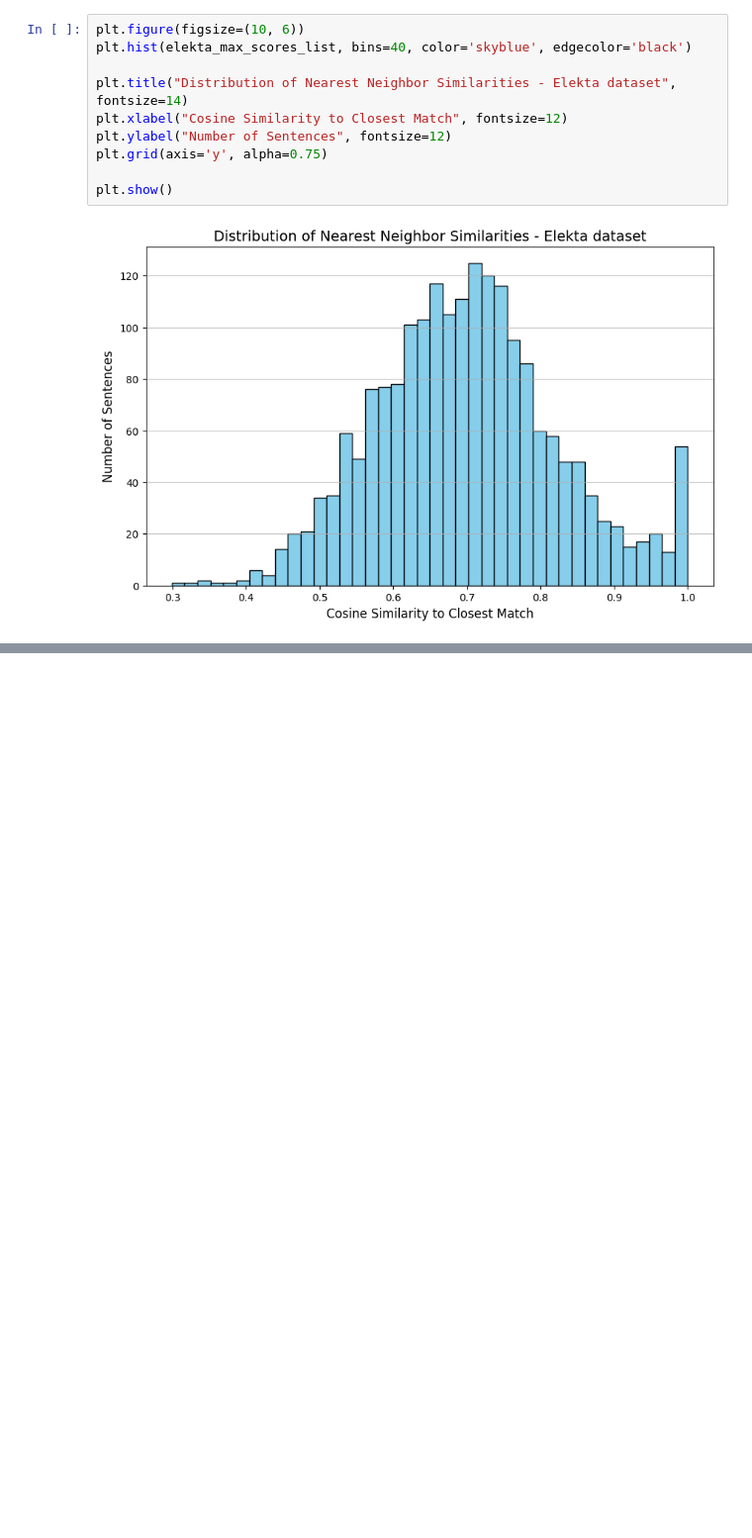
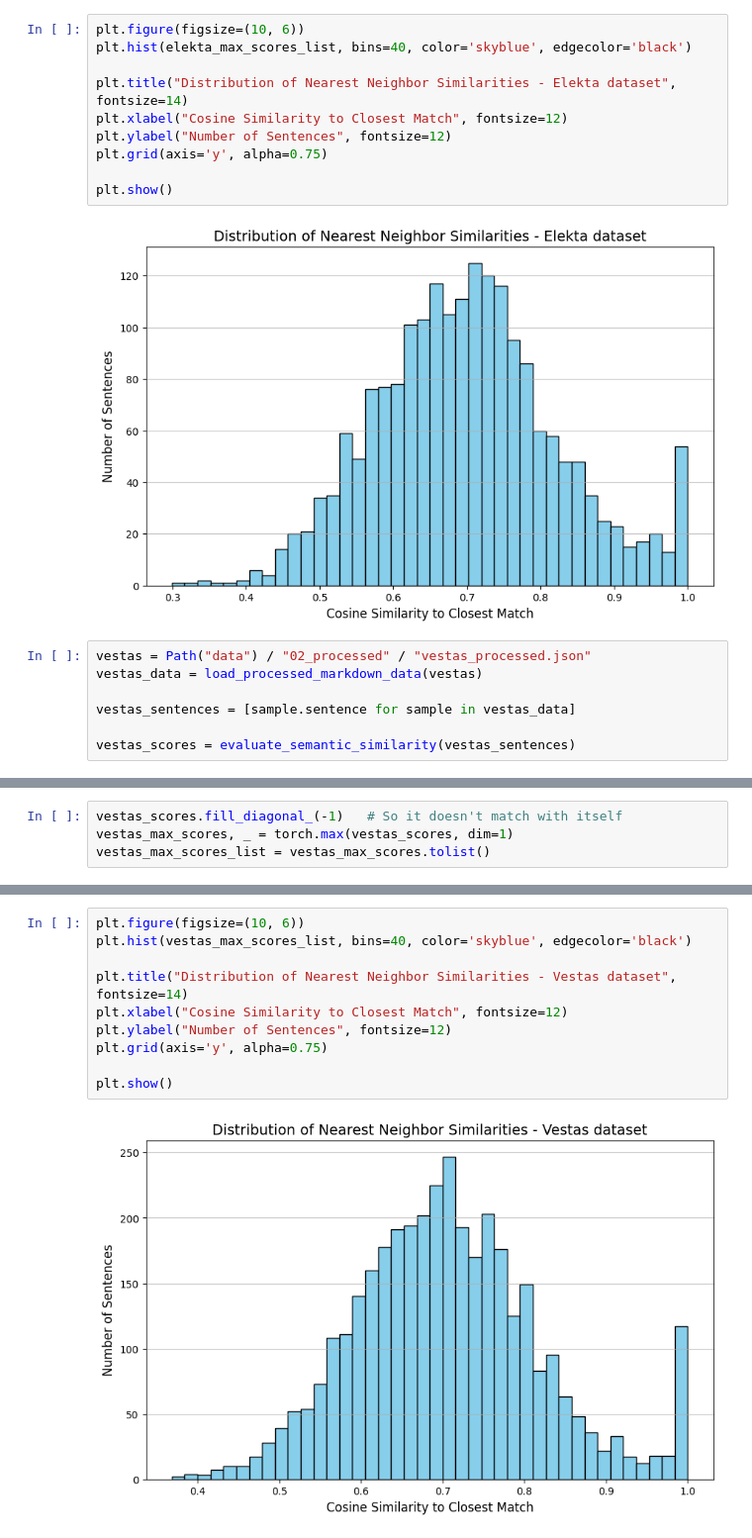
Before and after one commit to MatejPriesol/synthetic-financial-text-generation, a Jupyter notebook: notebooks/diversity_plots.ipynb, the cells around one changed output, grey strips where cells are left out. Shown at 99% size. Saved outputs shown, nothing was run; the diff lists cells and outputs as text; blank space fills up the shorter version.

Commit message:
feat: support for rebel and vestas datasets

```diff
--- a/notebooks/diversity_plots.ipynb
+++ b/notebooks/diversity_plots.ipynb
@@ -210,3 +227,10 @@ plt.grid(axis='y', alpha=0.75)
 plt.show()
 # %% [output]
 [figure]
+# %%
+vestas = Path("data") / "02_processed" / "vestas_processed.json"
+vestas_data = load_processed_markdown_data(vestas)
+
+vestas_sentences = [sample.sentence for sample in vestas_data]
+
+vestas_scores = evaluate_semantic_similarity(vestas_sentences)
@@ -212,0 +263,4 @@ plt.show()
+# %%
+vestas_scores.fill_diagonal_(-1)   # So it doesn't match with itself
+vestas_max_scores, _ = torch.max(vestas_scores, dim=1)
+vestas_max_scores_list = vestas_max_scores.tolist()
@@ -212,0 +286,12 @@ plt.show()
+# %%
+plt.figure(figsize=(10, 6))
+plt.hist(vestas_max_scores_list, bins=40, color='skyblue', edgecolor='black')
+
+plt.title("Distribution of Nearest Neighbor Similarities - Vestas dataset", fontsize=14)
+plt.xlabel("Cosine Similarity to Closest Match", fontsize=12)
+plt.ylabel("Number of Sentences", fontsize=12)
+plt.grid(axis='y', alpha=0.75)
+
+plt.show()
+# %% [output]
+[figure, added]
```
Also changed, not shown: parts of 13 cells of this notebook, 5 other files.
